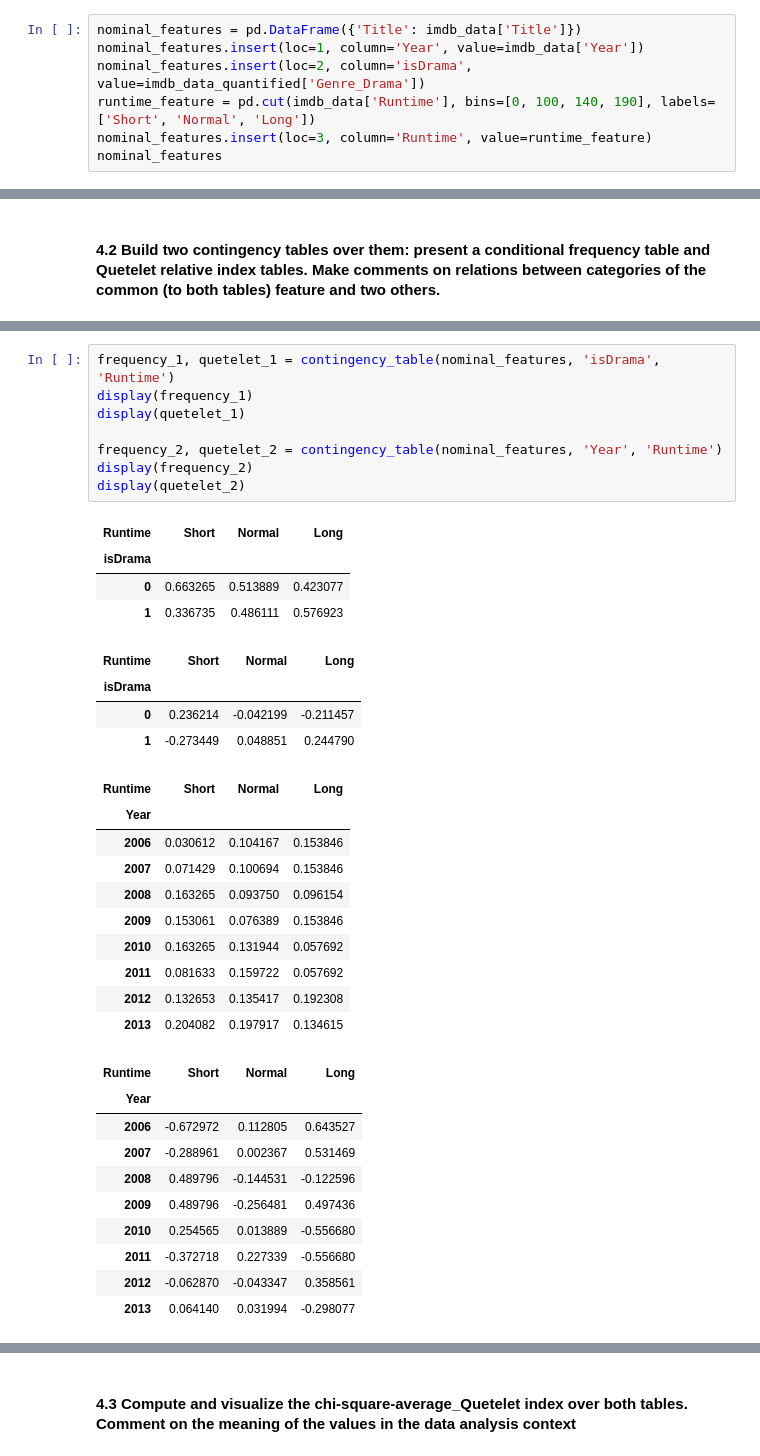
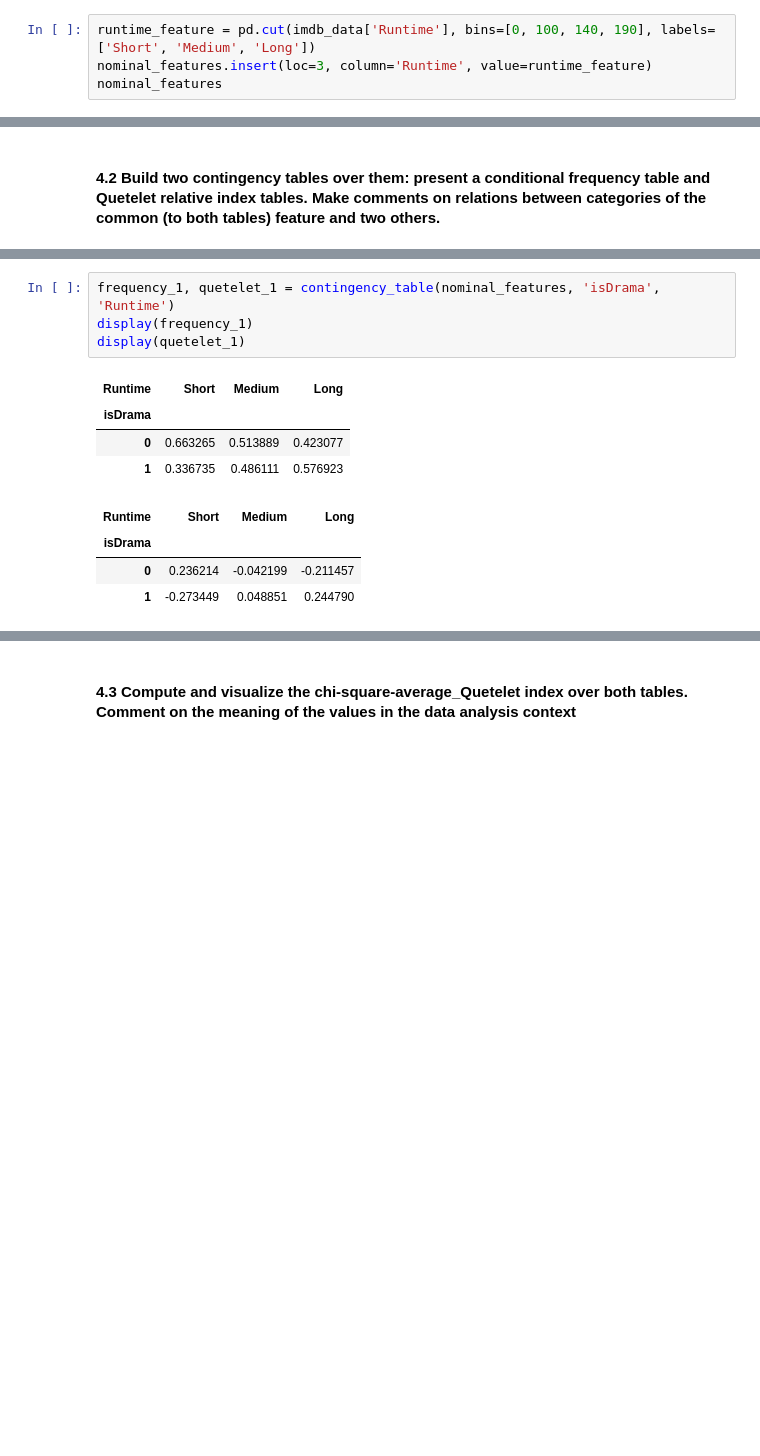
Before and after one commit to constantine7cd/mmda_imdb, a Jupyter notebook: hw.ipynb, the cells around one changed output, grey strips where cells are left out. Drawn from its saved outputs; the diff is of its cells as text; blank space fills up the shorter version.

```diff
--- a/hw.ipynb
+++ b/hw.ipynb
@@ -310,8 +272,5 @@ imdb_data.describe()
 # %%
-nominal_features = pd.DataFrame({'Title': imdb_data['Title']})
-nominal_features.insert(loc=1, column='Year', value=imdb_data['Year'])
-nominal_features.insert(loc=2, column='isDrama', value=imdb_data_quantified['Genre_Drama'])
-runtime_feature = pd.cut(imdb_data['Runtime'], bins=[0, 100, 140, 190], labels=['Short', 'Normal', 'Long'])
+runtime_feature = pd.cut(imdb_data['Runtime'], bins=[0, 100, 140, 190], labels=['Short', 'Medium', 'Long'])
 nominal_features.insert(loc=3, column='Runtime', value=runtime_feature)
 nominal_features
 # %% [output]
@@ -333,37 +294,13 @@ nominal_features
 # %%
 frequency_1, quetelet_1 = contingency_table(nominal_features, 'isDrama', 'Runtime')
 display(frequency_1)
 display(quetelet_1)
-
-frequency_2, quetelet_2 = contingency_table(nominal_features, 'Year', 'Runtime')
-display(frequency_2)
-display(quetelet_2)
 # %% [output]
-| Runtime | Short | Normal | Long |
+| Runtime | Short | Medium | Long |
 | isDrama |  |  |  |
 | 0 | 0.663265 | 0.513889 | 0.423077 |
 | 1 | 0.336735 | 0.486111 | 0.576923 |
-| Runtime | Short | Normal | Long |
+| Runtime | Short | Medium | Long |
 | isDrama |  |  |  |
 | 0 | 0.236214 | -0.042199 | -0.211457 |
 | 1 | -0.273449 | 0.048851 | 0.244790 |
-| Runtime | Short | Normal | Long |
-| Year |  |  |  |
-| 2006 | 0.030612 | 0.104167 | 0.153846 |
-| 2007 | 0.071429 | 0.100694 | 0.153846 |
-| 2008 | 0.163265 | 0.093750 | 0.096154 |
-| 2009 | 0.153061 | 0.076389 | 0.153846 |
-| 2010 | 0.163265 | 0.131944 | 0.057692 |
-| 2011 | 0.081633 | 0.159722 | 0.057692 |
-| 2012 | 0.132653 | 0.135417 | 0.192308 |
-| 2013 | 0.204082 | 0.197917 | 0.134615 |
-| Runtime | Short | Normal | Long |
-| Year |  |  |  |
-| 2006 | -0.672972 | 0.112805 | 0.643527 |
-| 2007 | -0.288961 | 0.002367 | 0.531469 |
-| 2008 | 0.489796 | -0.144531 | -0.122596 |
-| 2009 | 0.489796 | -0.256481 | 0.497436 |
-| 2010 | 0.254565 | 0.013889 | -0.556680 |
-| 2011 | -0.372718 | 0.227339 | -0.556680 |
-| 2012 | -0.062870 | -0.043347 | 0.358561 |
-| 2013 | 0.064140 | 0.031994 | -0.298077 |
```
Also changed, not shown: parts of 25 cells of this notebook, 1 other file.
